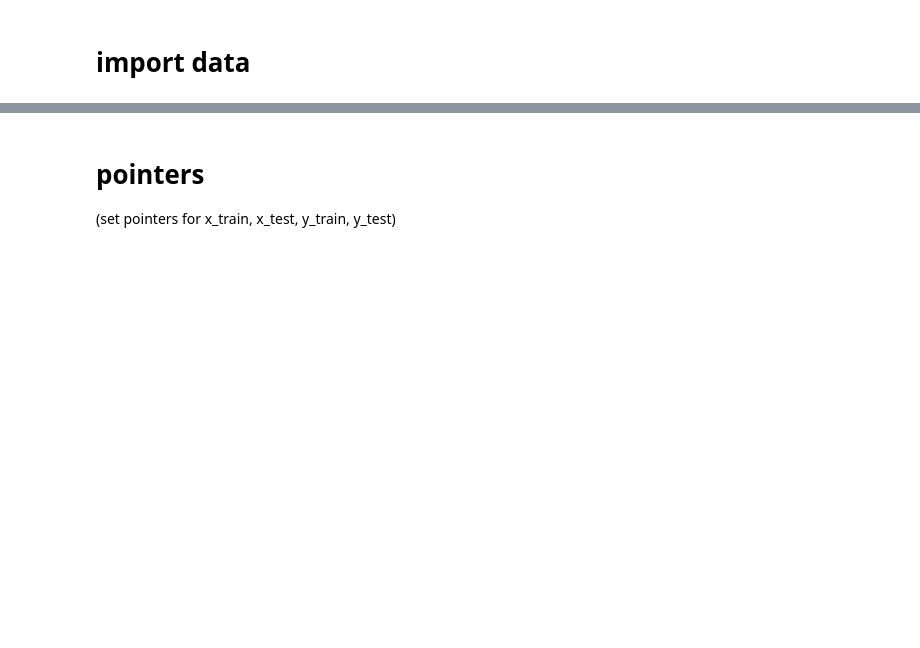
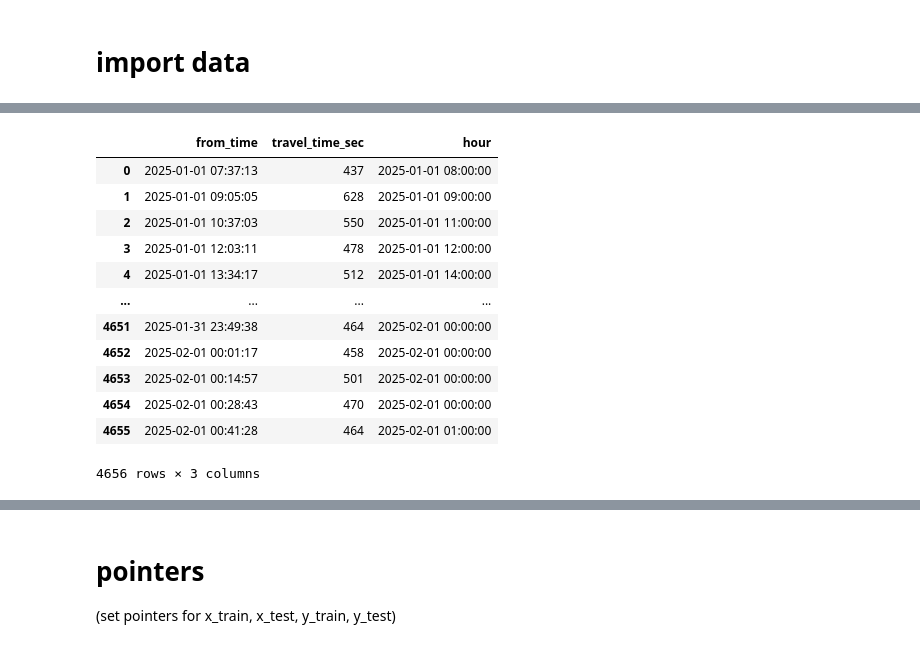
Before and after one commit to justing0909/DS4420_transit_delay_prediction, a Jupyter notebook: DS4420-Project-MLP.ipynb, the cells around one changed output, grey strips where cells are left out. Cells and saved outputs as stored; diff of their text form; code cells hidden in the pictures; blank space fills up the shorter version.

```diff
--- a/DS4420-Project-MLP.ipynb
+++ b/DS4420-Project-MLP.ipynb
@@ -23,0 +43,19 @@ includes non-delays.
+# %%
+ruggles_jan = pd.read_csv("ruggles2dtxg_0.csv")
+ruggles_jan["from_time"] = pd.to_datetime(ruggles_jan["from_time"]).dt.tz_localize(None)
+ruggles_jan["hour"] = ruggles_jan['from_time'].dt.round('H')
+ruggles_jan
+# %% [output]
+|  | from_time | travel_time_sec | hour |
+| 0 | 2025-01-01 07:37:13 | 437 | 2025-01-01 08:00:00 |
+| 1 | 2025-01-01 09:05:05 | 628 | 2025-01-01 09:00:00 |
+| 2 | 2025-01-01 10:37:03 | 550 | 2025-01-01 11:00:00 |
+| 3 | 2025-01-01 12:03:11 | 478 | 2025-01-01 12:00:00 |
+| 4 | 2025-01-01 13:34:17 | 512 | 2025-01-01 14:00:00 |
+| ... | ... | ... | ... |
+| 4651 | 2025-01-31 23:49:38 | 464 | 2025-02-01 00:00:00 |
+| 4652 | 2025-02-01 00:01:17 | 458 | 2025-02-01 00:00:00 |
+| 4653 | 2025-02-01 00:14:57 | 501 | 2025-02-01 00:00:00 |
+| 4654 | 2025-02-01 00:28:43 | 470 | 2025-02-01 00:00:00 |
+| 4655 | 2025-02-01 00:41:28 | 464 | 2025-02-01 01:00:00 |
+4656 rows × 3 columns
```
Also changed, not shown: parts of 18 cells of this notebook.
